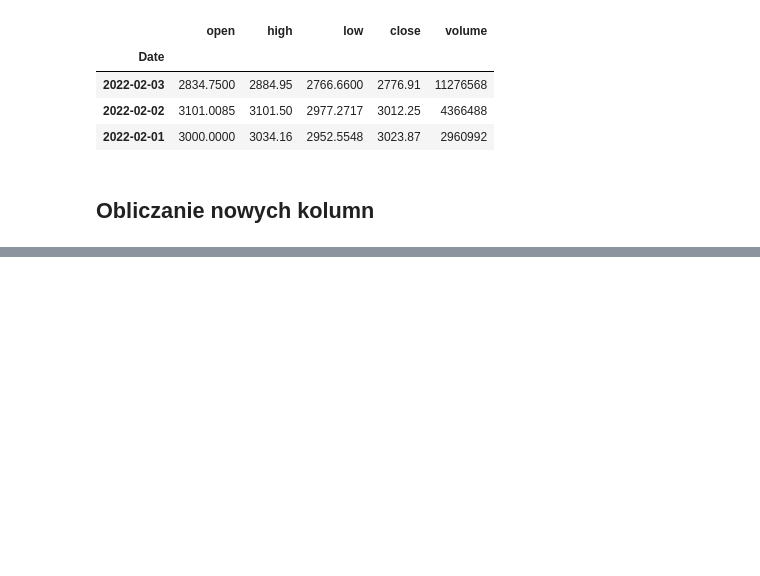
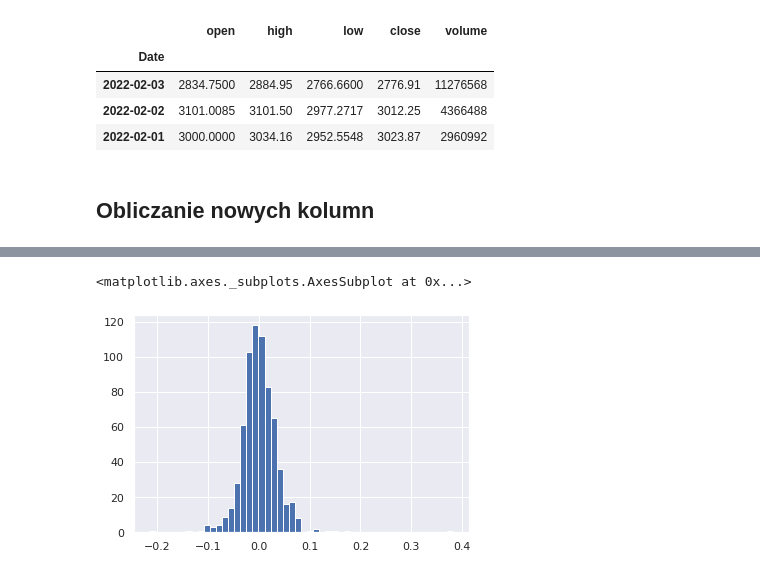
Before and after one commit to mateuszklimczyk97/data-science-bootcamp, a Jupyter notebook: 02_analiza_danych/02_dane_gieldowe.ipynb, the cells around one changed output, grey strips where cells are left out. Cells and saved outputs as stored; diff of their text form; code cells hidden in the pictures; blank space fills up the shorter version.

```diff
--- a/02_analiza_danych/02_dane_gieldowe.ipynb
+++ b/02_analiza_danych/02_dane_gieldowe.ipynb
@@ -229,0 +323,8 @@ memory usage: 32.4 KB
+# %%
+import seaborn as sns #histogram w bibliotece seaborn
+sns.set()
+
+df.Daily_Change.hist(bins = 50)
+# %% [output]
+<matplotlib.axes._subplots.AxesSubplot at 0x...>
+[figure, added]
```
Also changed, not shown: parts of 26 cells of this notebook.
